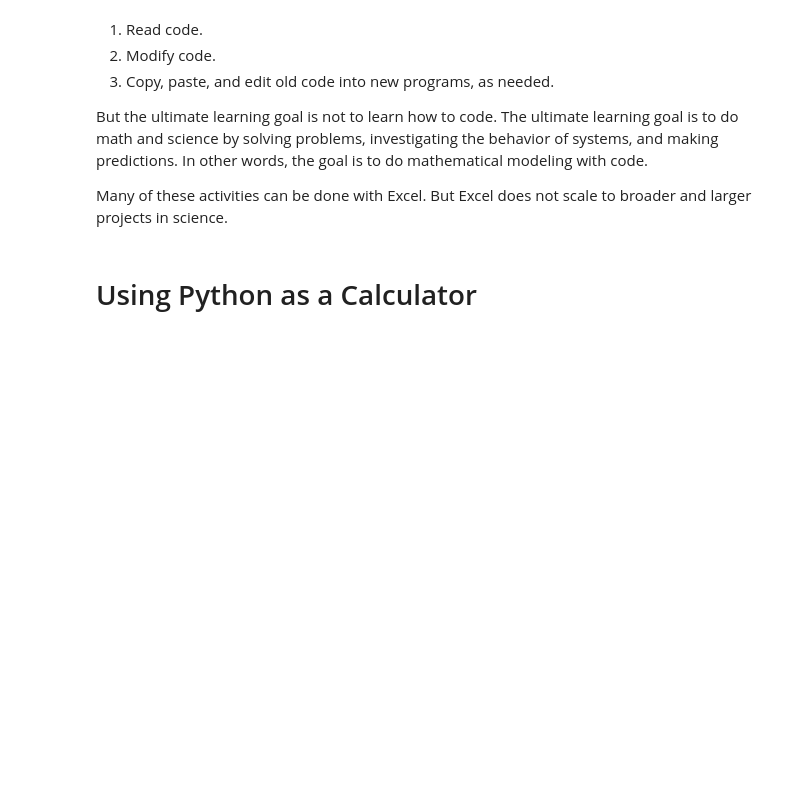
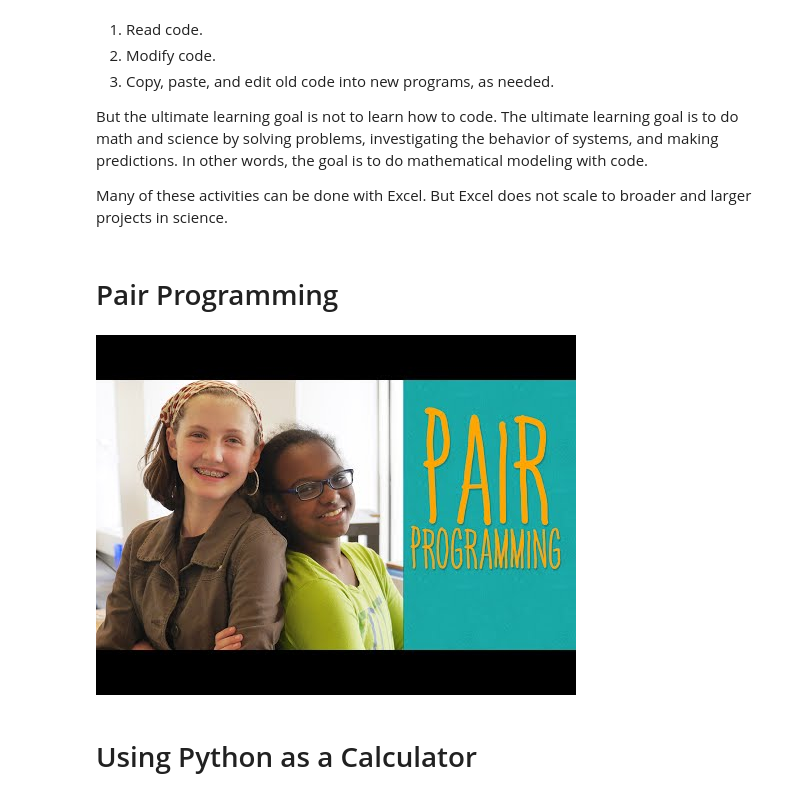
Before and after one commit to atitus/STLinATL, a Jupyter notebook: workshop1/02-python-calc/02-python-calculator.ipynb, the cells around one changed output. Drawn from its saved outputs; the diff is of its cells as text; code cells hidden in the pictures; blank space fills up the shorter version.

```diff
--- a/workshop1/02-python-calc/02-python-calculator.ipynb
+++ b/workshop1/02-python-calc/02-python-calculator.ipynb
@@ -26,6 +26,13 @@ These are the coding (syntax and concepts) students need to learn over time, but
 But the ultimate learning goal is not to learn how to code. The ultimate learning goal is to do math and science by solving problems, investigating the behavior of systems, and making predictions. In other words, the goal is to do mathematical modeling with code.
 
 Many of these activities can be done with Excel. But Excel does not scale to broader and larger projects in science.
+# %% [markdown]
+# Pair Programming
+# %%
+from IPython.display import YouTubeVideo
+YouTubeVideo('vgkahOzFH2Q')
+# %% [output]
+[figure, added]
 # %% [markdown]
 # Using Python as a Calculator
 # %% [markdown]
```
Also changed, not shown: parts of 1 cell of this notebook, 1 other file.
